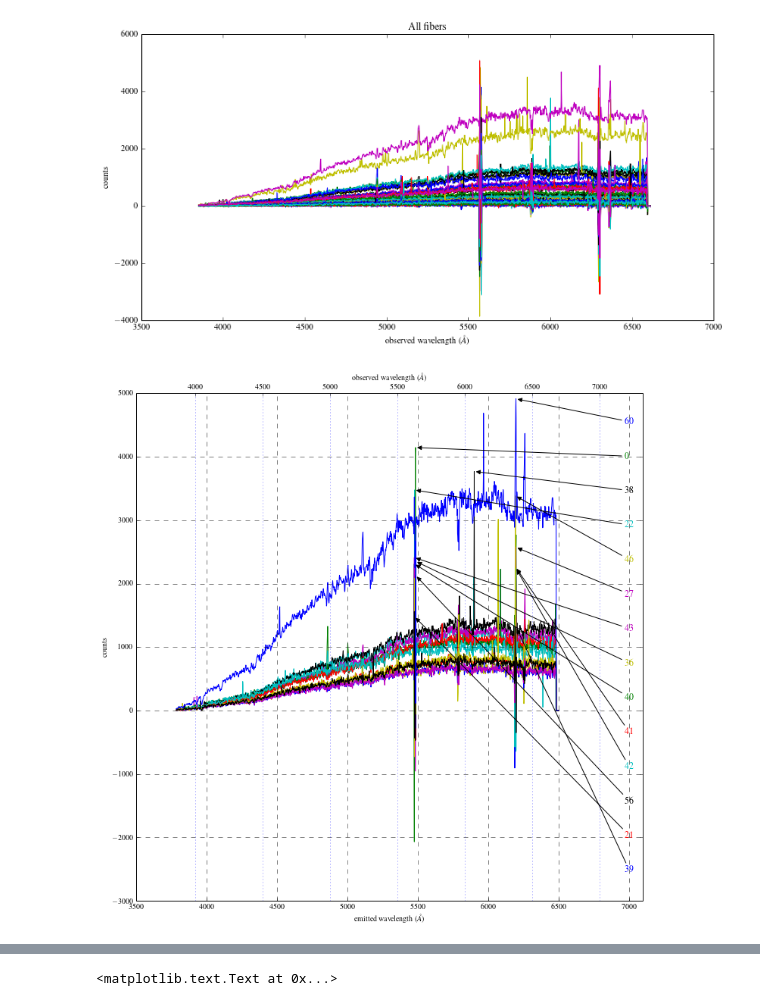
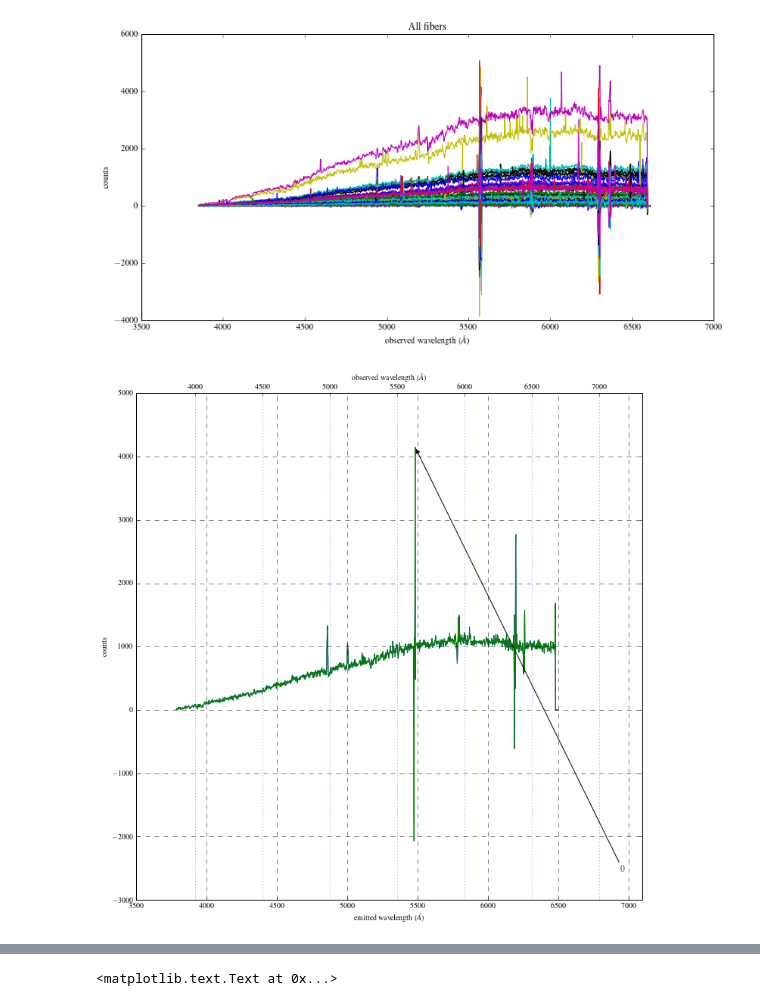
Before and after one commit to zpace/SparsePak-SFH, a Jupyter notebook: spectra_UGC04344.ipynb, the cells around one changed output, grey strips where cells are left out. Saved outputs shown, nothing was run; the diff lists cells and outputs as text; code cells hidden in the pictures.

```diff
--- a/spectra_UGC04344.ipynb
+++ b/spectra_UGC04344.ipynb
@@ -139,0 +140,39 @@ plt.title('SparsePak fiber data rows')
+# %%
+#this is for FG25, which was pointed wrong. gave this figure to Eric to figure out whether there is a way to salvage the data
+
+fig = plt.figure(figsize=(12,12), dpi=200)
+plt.xlim([-50., 60.])
+plt.ylim([-50., 60.])
+
+#pointing 1
+cir = circles(fibers['ra'][fibers['sky'] != 1], fibers['dec'][fibers['sky'] != 1], c = 'w', s = fibersize/2, edgecolor = 'k', alpha = 0.8)
+
+for row in fibers:
+    if row['sky']!=1:
+        plt.text(row['ra']-.85, row['dec']-1., s=str(row['fiber']), color = 'red', size = 14, zorder = 3)
+
+#pointing 2
+cir = circles(fibers['ra'][fibers['sky'] != 1], fibers['dec'][fibers['sky'] != 1] - 1.8, c = 'w', s = fibersize/2, edgecolor = 'k', alpha = 0.8)
+
+for row in fibers:
+    if row['sky']!=1:
+        plt.text(row['ra']-.85, row['dec']-1.-1.8, s=str(row['fiber']), color = 'blue', size = 14, zorder = 3)
+
+#pointing 3
+cir = circles(fibers['ra'][fibers['sky'] != 1], fibers['dec'][fibers['sky'] != 1] - 6.9, c = 'w', s = fibersize/2, edgecolor = 'k', alpha = 0.8)
+
+for row in fibers:
+    if row['sky']!=1:
+        plt.text(row['ra']-.85, row['dec']-1.-6.9, s=str(row['fiber']), color = 'turquoise', size = 14, zorder = 3)
+
+#pointing 4
+cir = circles(fibers['ra'][fibers['sky'] != 1], fibers['dec'][fibers['sky'] != 1] + 17.9, c = 'w', s = fibersize/2, edgecolor = 'k', alpha = 0.8)
+
+for row in fibers:
+    if row['sky']!=1:
+        plt.text(row['ra']-.85, row['dec']-1.+17.9, s=str(row['fiber']), color = 'green', size = 14, zorder = 3)
+
+plt.xlabel(r'RA offset from center (arcsec)')
+plt.ylabel(r'Dec offset from center (arcsec)')
+plt.title('SparsePak fiber data rows')
+plt.savefig('FG25_dither.png')
@@ -266,6 +307,7 @@ l_corr = 1 + z_sdss
 fiberlist = [47, 42, 22, 41, 27, 60, 38, 56, 39, 36, 0, 21, 43, 46, 40, 56, 37, 18, 19, 24, 20, 29, 72, 64, 58, 74, 57, 50]
 fiberlist = [42, 22, 41, 27, 60, 38, 56, 39, 36, 0, 21, 43, 46, 40, 56, 37, 18, 19, 24, 20, 29, 72, 64, 58, 74, 57, 50]
 fiberlist = [42, 22, 41, 27, 60, 38, 56, 39, 36, 0, 21, 43, 46, 40]
+fiberlist = [0]
 
 labely = np.linspace(.1, .9, len(fiberlist))
 #print labely
@@ -273,34 +315,34 @@ labely = np.linspace(.1, .9, len(fiberlist))
 maxes = [ifu[i].max() for i in fiberlist]
 maxarray = np.array(zip(fiberlist, maxes))
 maxarray = maxarray[maxarray[:,1].argsort()]
 
 #print maxarray
 
 ifu=im[0].data
 
 ax.plot(l['Wavelength'] / l_corr, ifu[i])
 #.8*maxes[fiberlist.index(i)]/np.max(maxes)
 for i in range(0, len(ifu)):
     if i in fiberlist:
         spectrum, = ax.plot(l['Wavelength'] / l_corr, ifu[i])
         ax.annotate(str(i), (l['Wavelength'][np.argmax(ifu[i])] / l_corr, ifu[i][np.argmax(ifu[i])]), xytext=(.92, labely[np.where(maxarray[:,0]==i)] ), textcoords = 'figure fraction', fontsize = 12, arrowprops=dict(facecolor = 'black', arrowstyle='-|>'), color = spectrum.get_color())
 
 ax.set_xlim(ax.get_xlim()[0], ax.get_xlim()[1] + 100)
 
 ax.grid(linestyle = '--')
 
 ax.set_xlabel('emitted wavelength ($\AA$)')
 ax.set_ylabel('counts')
 #ax.set_title('Fiber spectra (labeled by data row)')
 
 ax2 = ax.twiny()
 ax2.set_xlim(ax.get_xlim()[0] * l_corr, (ax.get_xlim()[1] + 100) * l_corr)
 ax2.set_xlabel('observed wavelength ($\AA$)')
 ax2.grid(color = 'b', linestyle = ':')
 
 plt.subplots_adjust(hspace=0.1)
 # %% [output]
-[figure, old version]
+[figure, new version]
 # %%
 #try radial binning
 #first plot total flux against by radius
```
Also changed, not shown: parts of 4 cells of this notebook, 5 other files.
